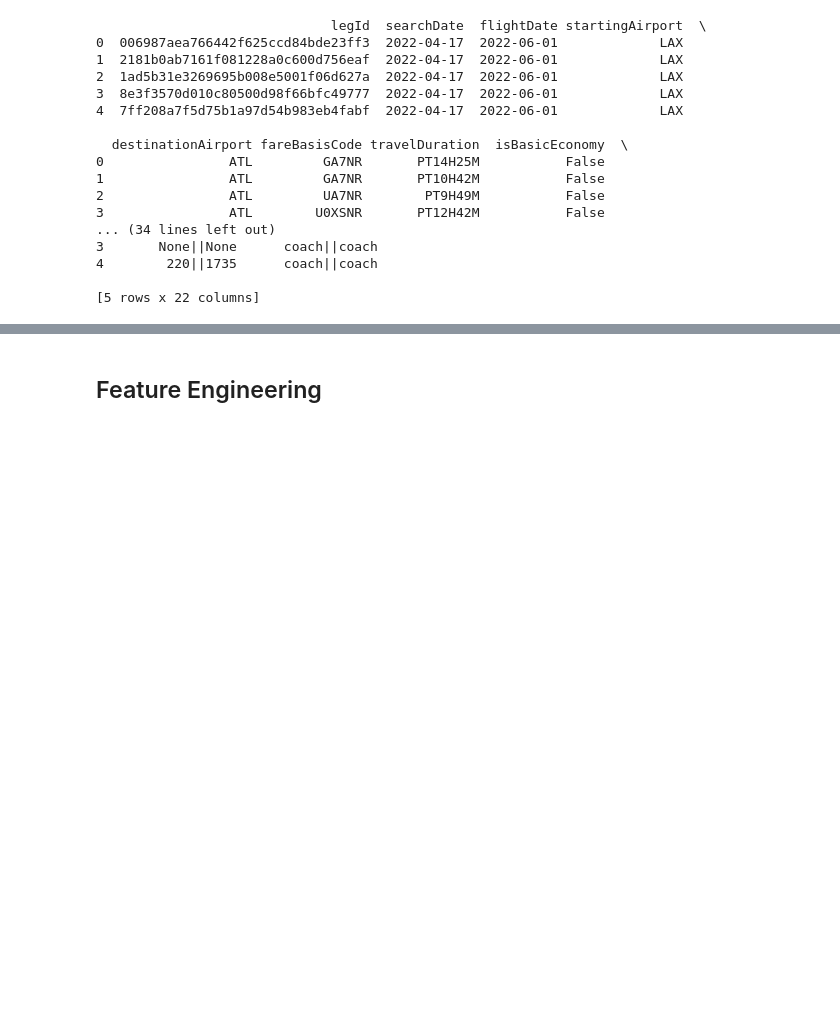
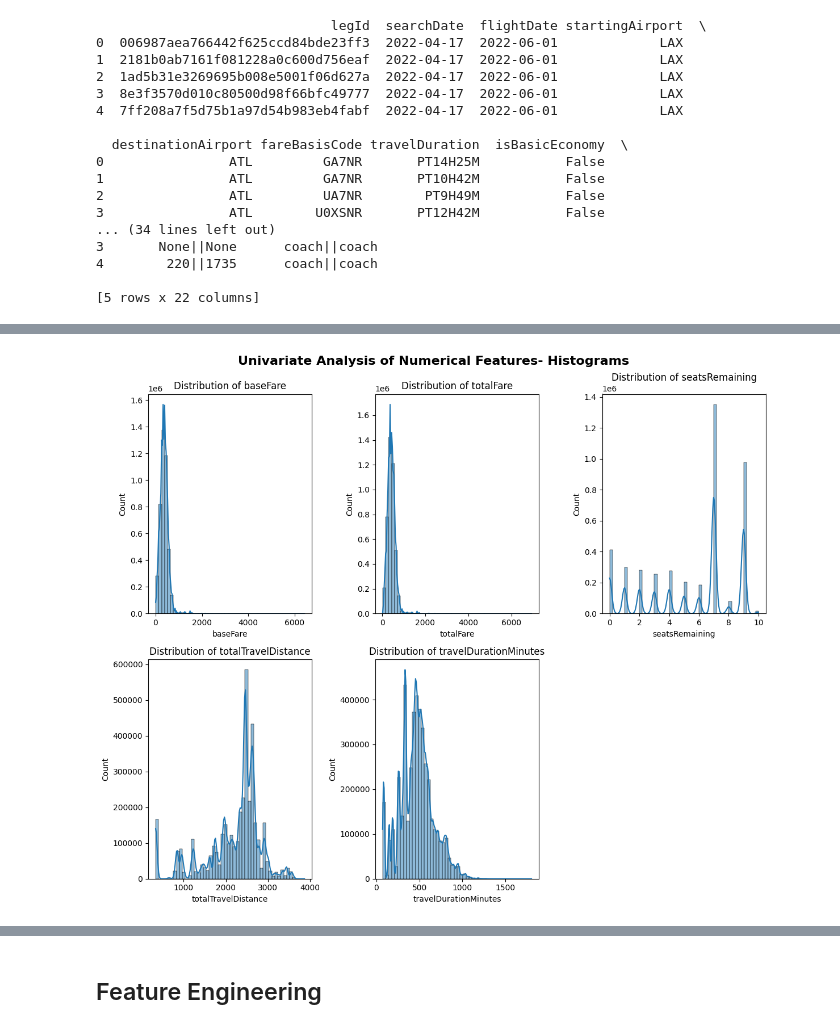
Before and after one commit to camrync23/Capstone-Project, a Jupyter notebook: notebooks/data_exploration.ipynb, the cells around one changed output, grey strips where cells are left out. Saved outputs shown, nothing was run; the diff lists cells and outputs as text; code cells hidden in the pictures; blank space fills up the shorter version.

```diff
--- a/notebooks/data_exploration.ipynb
+++ b/notebooks/data_exploration.ipynb
@@ -147,9 +138,0 @@ Number of legIds that appear 60 times: 1785
-# %%
-# Drop rows where 'totalTravelDistance' is null
-df = df[df['totalTravelDistance'].notna()]
-
-#Drop column startingAirport. LAX is the only starting airport
-#Drop legId, offers no useful prediction tools and isn't needed for any other use
-#Drop baseFare, only need one between baseFare and totalFare (totalFare more comprehensive)
-#We are interested in the departing and arriving airport code only, so the intermediate airport code can be dropped
-df = df.drop(['startingAirport', 'legId', 'baseFare'], axis=1).reset_index(drop=True)
@@ -155,0 +143,7 @@ df = df.drop(['startingAirport', 'legId', 'baseFare'], axis=1).reset_index(drop=
+# %%
+#The starting datatypes are not entirely representative of numerical/categorical features
+#Numerical features are listed below for accurate summary statistics and analysis
+numerical_features = ['baseFare', 'totalFare', 'seatsRemaining', 'totalTravelDistance', 'travelDurationMinutes']
+summary_stats = df[numerical_features].describe().round(2)
+
+print(summary_stats)
@@ -155,0 +170,21 @@ df = df.drop(['startingAirport', 'legId', 'baseFare'], axis=1).reset_index(drop=
+# %%
+# Univariate Analysis - Histograms
+fig, axes = plt.subplots(2, 3, figsize=(12, 10))
+axes = axes.flatten()
+
+for ax, feature in zip(axes.flat, numerical_features):
+    sns.histplot(df[feature].dropna(), bins=50, kde=True, ax=ax)
+    ax.set_title(f"Distribution of {feature}")
+    ax.set_xlabel(feature)
+    ax.set_ylabel("Count")
+
+if len(numerical_features) < len(axes):
+    for j in range(len(numerical_features), len(axes)):
+        fig.delaxes(axes[j])
+
+fig.suptitle("Univariate Analysis of Numerical Features- Histograms", fontsize=16, fontweight='bold')
+
+plt.tight_layout()
+plt.show()
+# %% [output]
+[figure, added]
```
Also changed, not shown: parts of 71 cells of this notebook.
